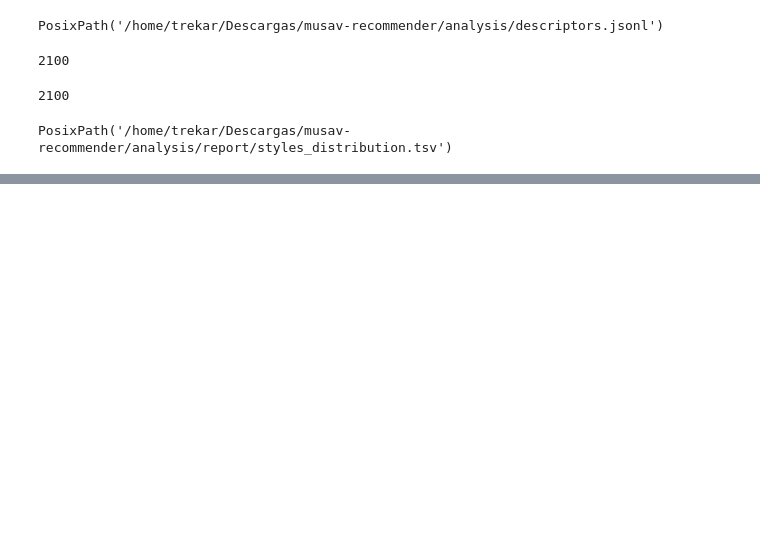
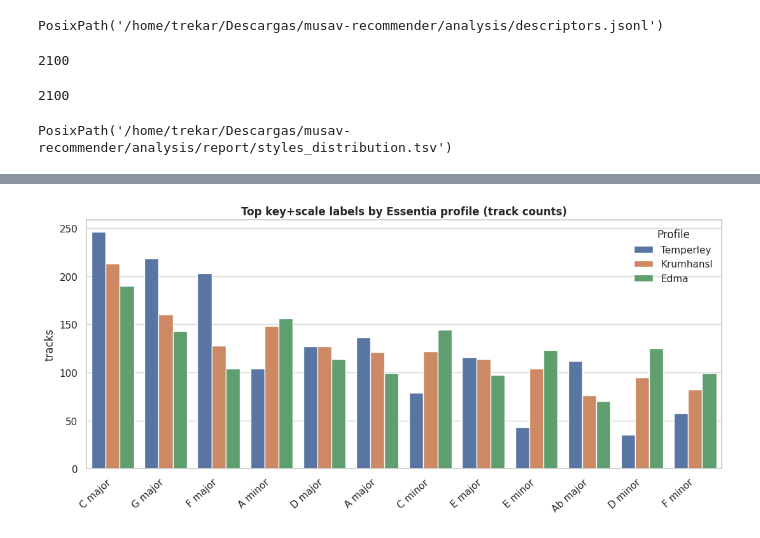
Before and after one commit to trekar99/musav-recommender, a Jupyter notebook: notebooks/music_collection_overview.ipynb, the cells around one changed output, grey strips where cells are left out. Drawn from its saved outputs; the diff is of its cells as text; code cells hidden in the pictures; blank space fills up the shorter version.

```diff
--- a/notebooks/music_collection_overview.ipynb
+++ b/notebooks/music_collection_overview.ipynb
@@ -250,0 +228,100 @@ plt.show()
+# %%
+profiles = ["temperley", "krumhansl", "edma"]
+profile_labels = ["Temperley", "Krumhansl", "Edma"]
+
+
+def pair_agreement(a: str, b: str) -> float:
+    """Percent of tracks where profile *a* and *b* agree on key and scale."""
+    return 100 * (
+        (df[f"key_{a}"] == df[f"key_{b}"]) & (df[f"scale_{a}"] == df[f"scale_{b}"])
+    ).mean()
+
+
+pairwise = pd.DataFrame(
+    {
+        "pair": ["temperley vs krumhansl", "temperley vs edma", "krumhansl vs edma"],
+        "agreement_pct": [
+            pair_agreement("temperley", "krumhansl"),
+            pair_agreement("temperley", "edma"),
+            pair_agreement("krumhansl", "edma"),
+        ],
+    }
+)
+
+
+def key_scale_series(profile: str) -> pd.Series:
+    return (
+        df[f"key_{profile}"].astype(str).str.strip()
+        + " "
+        + df[f"scale_{profile}"].astype(str).str.strip()
+    )
+
+
+counts = {p: key_scale_series(p).value_counts() for p in profiles}
+pool = set()
+for p in profiles:
+    pool.update(counts[p].head(14).index)
+
+
+def _label_weight(lab: str) -> int:
+    return sum(int(counts[p].get(lab, 0)) for p in profiles)
+
+
+top_labels = sorted(pool, key=_label_weight, reverse=True)[:12]
+long_rows: list[dict] = []
+nice = dict(zip(profiles, profile_labels))
+for lab in top_labels:
+    for p in profiles:
+        long_rows.append({"key_scale": lab, "profile": nice[p], "tracks": int(counts[p].get(lab, 0))})
+top_long = pd.DataFrame(long_rows)
+
+fig, ax = plt.subplots(figsize=(11, 5.2))
+sns.barplot(
+    data=top_long,
+    x="key_scale",
+    y="tracks",
+    hue="profile",
+    hue_order=profile_labels,
+    order=top_labels,
+    ax=ax,
+)
+ax.set_title("Top key+scale labels by Essentia profile (track counts)")
+ax.set_xlabel("")
+ax.set_ylabel("tracks")
+ax.legend(title="Profile", frameon=False, loc="upper right")
+plt.setp(ax.get_xticklabels(), rotation=42, ha="right")
+fig.tight_layout()
+save_current_figure("06_key_scale_top_by_profile.png")
+
+# One bar per profile: average agreement with the other two (higher = more central / less idiosyncratic).
+profile_scores = pd.DataFrame(
+    {
+        "profile": profile_labels,
+        "mean_pairwise_agreement_pct": [
+            (pair_agreement("temperley", "krumhansl") + pair_agreement("temperley", "edma")) / 2,
+            (pair_agreement("temperley", "krumhansl") + pair_agreement("krumhansl", "edma")) / 2,
+            (pair_agreement("temperley", "edma") + pair_agreement("krumhansl", "edma")) / 2,
+        ],
+    }
+)
+
+fig, ax = plt.subplots(figsize=(6.5, 4.2))
+sns.barplot(data=profile_scores, x="profile", y="mean_pairwise_agreement_pct", color="#6a8caf", ax=ax)
+ax.set_title("Key profiles: mean agreement with the other two (%)")
+ax.set_ylabel("% of tracks matching on key + scale")
+ax.set_xlabel("")
+ax.set_ylim(0, 100)
+fig.tight_layout()
+save_current_figure("07_key_profiles_mean_pairwise_agreement.png")
+
+# Tracks where all three profiles agree on key and scale
+all_agree = (
+    (df["key_temperley"] == df["key_krumhansl"])
+    & (df["key_temperley"] == df["key_edma"])
+    & (df["scale_temperley"] == df["scale_krumhansl"])
+    & (df["scale_temperley"] == df["scale_edma"])
+)
+agreement_pct = 100 * all_agree.mean()
+agreement_pct
+# %% [output]
+[figure, added]
```
Also changed, not shown: parts of 17 cells of this notebook, 55 other files.
